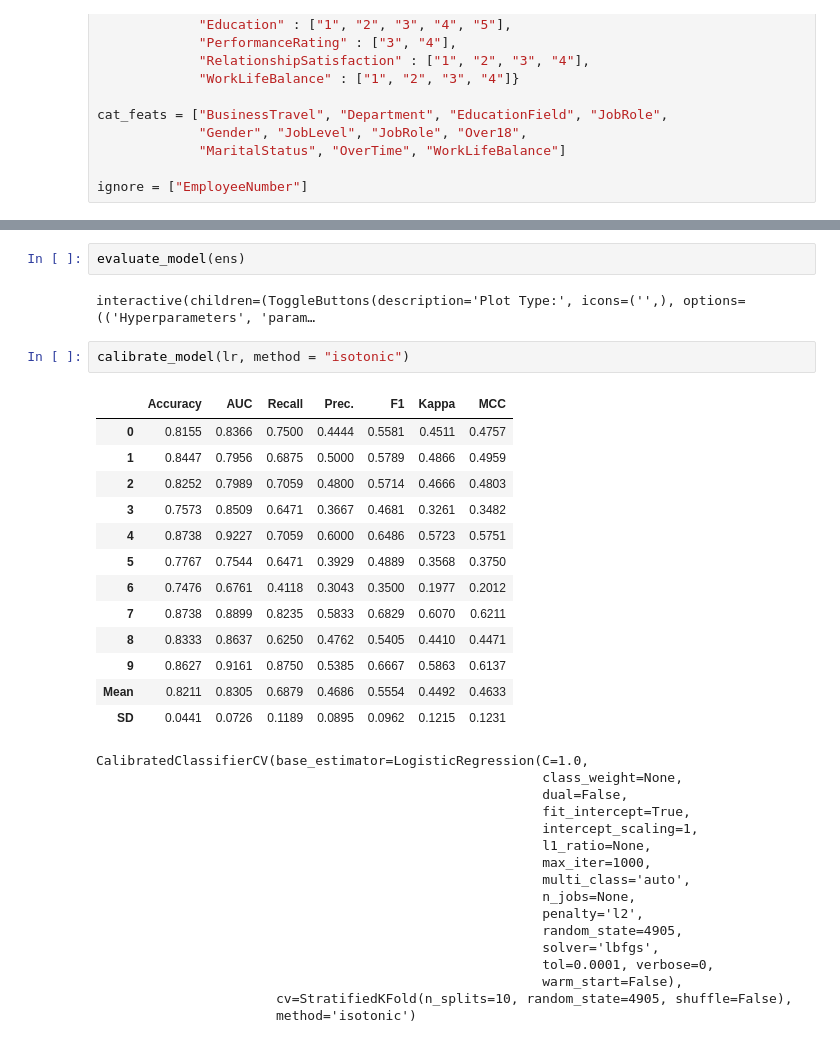
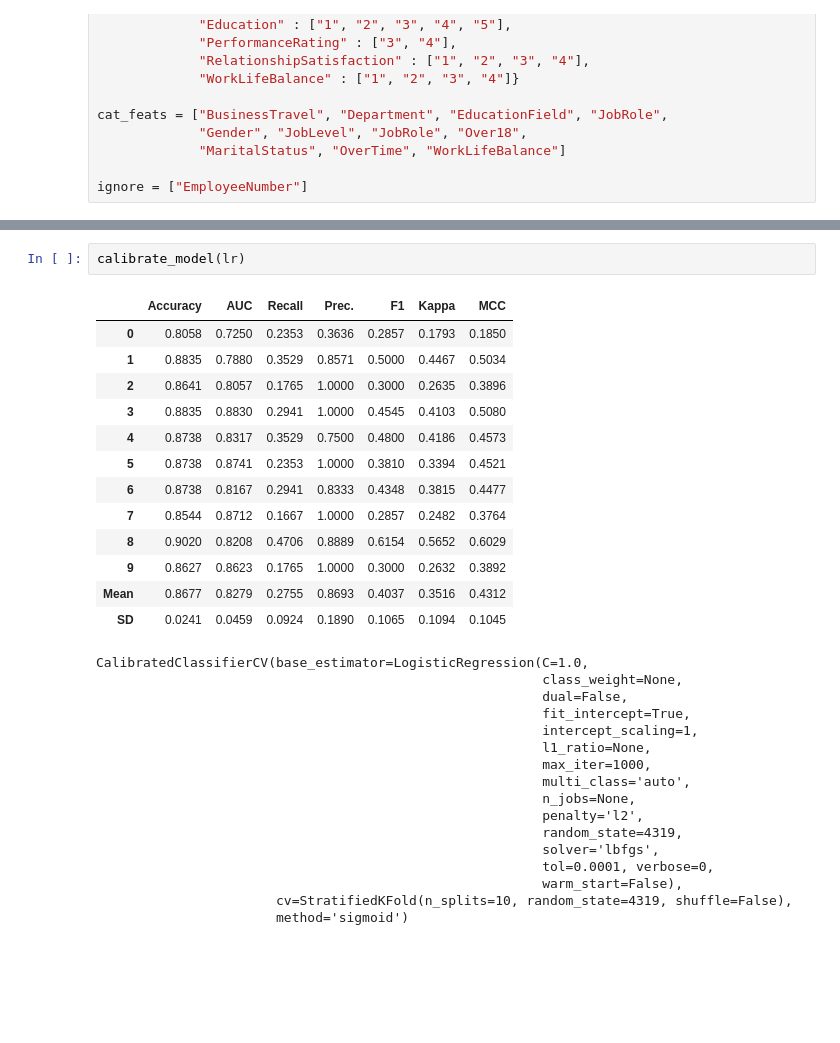
Before and after one commit to Oufattole/HR-Attrition, a Jupyter notebook: Predicting_employee_attrition.ipynb, the cells around one changed output, grey strips where cells are left out. Saved outputs shown, nothing was run; the diff lists cells and outputs as text; blank space fills up the shorter version.

```diff
--- a/Predicting_employee_attrition.ipynb
+++ b/Predicting_employee_attrition.ipynb
@@ -154,23 +142,19 @@ ens = ensemble_model(lr, optimize = "AUC", method = "Boosting", n_estimators = 4
-# %%
-evaluate_model(ens)
-# %% [output]
-interactive(children=(ToggleButtons(description='Plot Type:', icons=('',), options=(('Hyperparameters', 'param…
 # %%
-calibrate_model(lr, method = "isotonic")
+calibrate_model(lr)
 # %% [output]
 |  | Accuracy | AUC | Recall | Prec. | F1 | Kappa | MCC |
-| 0 | 0.8155 | 0.8366 | 0.7500 | 0.4444 | 0.5581 | 0.4511 | 0.4757 |
-| 1 | 0.8447 | 0.7956 | 0.6875 | 0.5000 | 0.5789 | 0.4866 | 0.4959 |
-| 2 | 0.8252 | 0.7989 | 0.7059 | 0.4800 | 0.5714 | 0.4666 | 0.4803 |
-| 3 | 0.7573 | 0.8509 | 0.6471 | 0.3667 | 0.4681 | 0.3261 | 0.3482 |
-| 4 | 0.8738 | 0.9227 | 0.7059 | 0.6000 | 0.6486 | 0.5723 | 0.5751 |
-| 5 | 0.7767 | 0.7544 | 0.6471 | 0.3929 | 0.4889 | 0.3568 | 0.3750 |
-| 6 | 0.7476 | 0.6761 | 0.4118 | 0.3043 | 0.3500 | 0.1977 | 0.2012 |
-| 7 | 0.8738 | 0.8899 | 0.8235 | 0.5833 | 0.6829 | 0.6070 | 0.6211 |
-| 8 | 0.8333 | 0.8637 | 0.6250 | 0.4762 | 0.5405 | 0.4410 | 0.4471 |
-| 9 | 0.8627 | 0.9161 | 0.8750 | 0.5385 | 0.6667 | 0.5863 | 0.6137 |
-| Mean | 0.8211 | 0.8305 | 0.6879 | 0.4686 | 0.5554 | 0.4492 | 0.4633 |
-| SD | 0.0441 | 0.0726 | 0.1189 | 0.0895 | 0.0962 | 0.1215 | 0.1231 |
+| 0 | 0.8058 | 0.7250 | 0.2353 | 0.3636 | 0.2857 | 0.1793 | 0.1850 |
+| 1 | 0.8835 | 0.7880 | 0.3529 | 0.8571 | 0.5000 | 0.4467 | 0.5034 |
+| 2 | 0.8641 | 0.8057 | 0.1765 | 1.0000 | 0.3000 | 0.2635 | 0.3896 |
+| 3 | 0.8835 | 0.8830 | 0.2941 | 1.0000 | 0.4545 | 0.4103 | 0.5080 |
+| 4 | 0.8738 | 0.8317 | 0.3529 | 0.7500 | 0.4800 | 0.4186 | 0.4573 |
+| 5 | 0.8738 | 0.8741 | 0.2353 | 1.0000 | 0.3810 | 0.3394 | 0.4521 |
+| 6 | 0.8738 | 0.8167 | 0.2941 | 0.8333 | 0.4348 | 0.3815 | 0.4477 |
+| 7 | 0.8544 | 0.8712 | 0.1667 | 1.0000 | 0.2857 | 0.2482 | 0.3764 |
+| 8 | 0.9020 | 0.8208 | 0.4706 | 0.8889 | 0.6154 | 0.5652 | 0.6029 |
+| 9 | 0.8627 | 0.8623 | 0.1765 | 1.0000 | 0.3000 | 0.2632 | 0.3892 |
+| Mean | 0.8677 | 0.8279 | 0.2755 | 0.8693 | 0.4037 | 0.3516 | 0.4312 |
+| SD | 0.0241 | 0.0459 | 0.0924 | 0.1890 | 0.1065 | 0.1094 | 0.1045 |
 CalibratedClassifierCV(base_estimator=LogisticRegression(C=1.0,
                                                          class_weight=None,
                                                          dual=False,
@@ -181,9 +165,9 @@ CalibratedClassifierCV(base_estimator=LogisticRegression(C=1.0,
                                                          multi_class='auto',
                                                          n_jobs=None,
                                                          penalty='l2',
-                                                         random_state=4905,
+                                                         random_state=4319,
                                                          solver='lbfgs',
                                                          tol=0.0001, verbose=0,
                                                          warm_start=False),
-                       cv=StratifiedKFold(n_splits=10, random_state=4905, shuffle=False),
-                       method='isotonic')
+                       cv=StratifiedKFold(n_splits=10, random_state=4319, shuffle=False),
+                       method='sigmoid')
```
Also changed, not shown: parts of 8 cells of this notebook.
